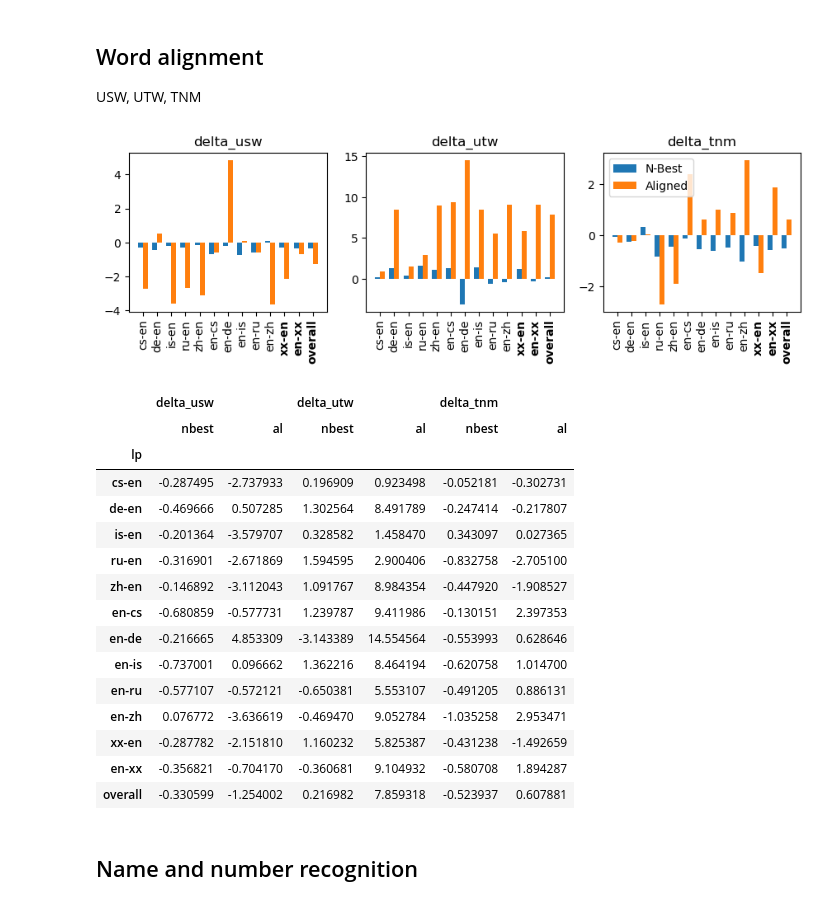
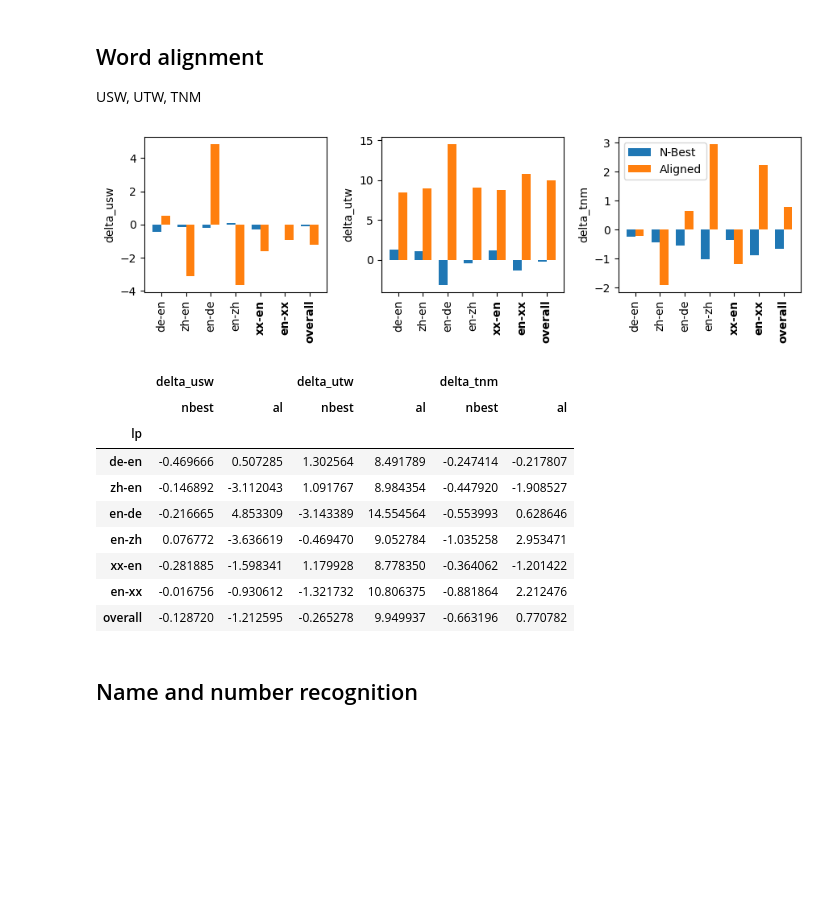
Before and after one commit to hgissbkh/translation-alignment, a Jupyter notebook: notebooks/analysis.ipynb, the cells around one changed output. Drawn from its saved outputs; the diff is of its cells as text; code cells hidden in the pictures; blank space fills up the shorter version.

```diff
--- a/notebooks/analysis.ipynb
+++ b/notebooks/analysis.ipynb
@@ -425,27 +429,22 @@ get_aligned_words(eval_df, datasets, alw_path, alw_file_un, alw_file_nbest, alw_
 # %%
 assess_word_alignment(eval_df)
 compute_deltas(eval_df, ['usw', 'utw', 'tnm'])
-# %%
-do_eval(eval_df, ['delta_usw', 'delta_utw', 'delta_tnm'], lps, display_mode='plot')
-do_eval(eval_df, ['delta_usw', 'delta_utw', 'delta_tnm'], lps, display_mode='df')
-# %% [output]
-[figure, removed]
-|  | delta_usw |  | delta_utw |  | delta_tnm |  |
-|  | nbest | al | nbest | al | nbest | al |
-| lp |  |  |  |  |  |  |
-| cs-en | -0.287495 | -2.737933 | 0.196909 | 0.923498 | -0.052181 | -0.302731 |
-| de-en | -0.469666 | 0.507285 | 1.302564 | 8.491789 | -0.247414 | -0.217807 |
-| is-en | -0.201364 | -3.579707 | 0.328582 | 1.458470 | 0.343097 | 0.027365 |
-| ru-en | -0.316901 | -2.671869 | 1.594595 | 2.900406 | -0.832758 | -2.705100 |
-| zh-en | -0.146892 | -3.112043 | 1.091767 | 8.984354 | -0.447920 | -1.908527 |
-| en-cs | -0.680859 | -0.577731 | 1.239787 | 9.411986 | -0.130151 | 2.397353 |
-| en-de | -0.216665 | 4.853309 | -3.143389 | 14.554564 | -0.553993 | 0.628646 |
-| en-is | -0.737001 | 0.096662 | 1.362216 | 8.464194 | -0.620758 | 1.014700 |
-| en-ru | -0.577107 | -0.572121 | -0.650381 | 5.553107 | -0.491205 | 0.886131 |
-| en-zh | 0.076772 | -3.636619 | -0.469470 | 9.052784 | -1.035258 | 2.953471 |
-| xx-en | -0.287782 | -2.151810 | 1.160232 | 5.825387 | -0.431238 | -1.492659 |
-| en-xx | -0.356821 | -0.704170 | -0.360681 | 9.104932 | -0.580708 | 1.894287 |
-| overall | -0.330599 | -1.254002 | 0.216982 | 7.859318 | -0.523937 | 0.607881 |
+# %%
+# lps = ['de-en', 'zh-en', 'en-de', 'en-zh'] (cf. languages supported by the aligner)
+do_eval(eval_df, ['delta_usw', 'delta_utw', 'delta_tnm'], ['de-en', 'zh-en', 'en-de', 'en-zh'], display_mode='plot')
+do_eval(eval_df, ['delta_usw', 'delta_utw', 'delta_tnm'], ['de-en', 'zh-en', 'en-de', 'en-zh'], display_mode='df')
+# %% [output]
+[figure, added]
+|  | delta_usw |  | delta_utw |  | delta_tnm |  |
+|  | nbest | al | nbest | al | nbest | al |
+| lp |  |  |  |  |  |  |
+| de-en | -0.469666 | 0.507285 | 1.302564 | 8.491789 | -0.247414 | -0.217807 |
+| zh-en | -0.146892 | -3.112043 | 1.091767 | 8.984354 | -0.447920 | -1.908527 |
+| en-de | -0.216665 | 4.853309 | -3.143389 | 14.554564 | -0.553993 | 0.628646 |
+| en-zh | 0.076772 | -3.636619 | -0.469470 | 9.052784 | -1.035258 | 2.953471 |
+| xx-en | -0.281885 | -1.598341 | 1.179928 | 8.778350 | -0.364062 | -1.201422 |
+| en-xx | -0.016756 | -0.930612 | -1.321732 | 10.806375 | -0.881864 | 2.212476 |
+| overall | -0.128720 | -1.212595 | -0.265278 | 9.949937 | -0.663196 | 0.770782 |
 # %% [markdown]
 ## Name and number recognition
 # %%
```
Also changed, not shown: parts of 8 cells of this notebook.
